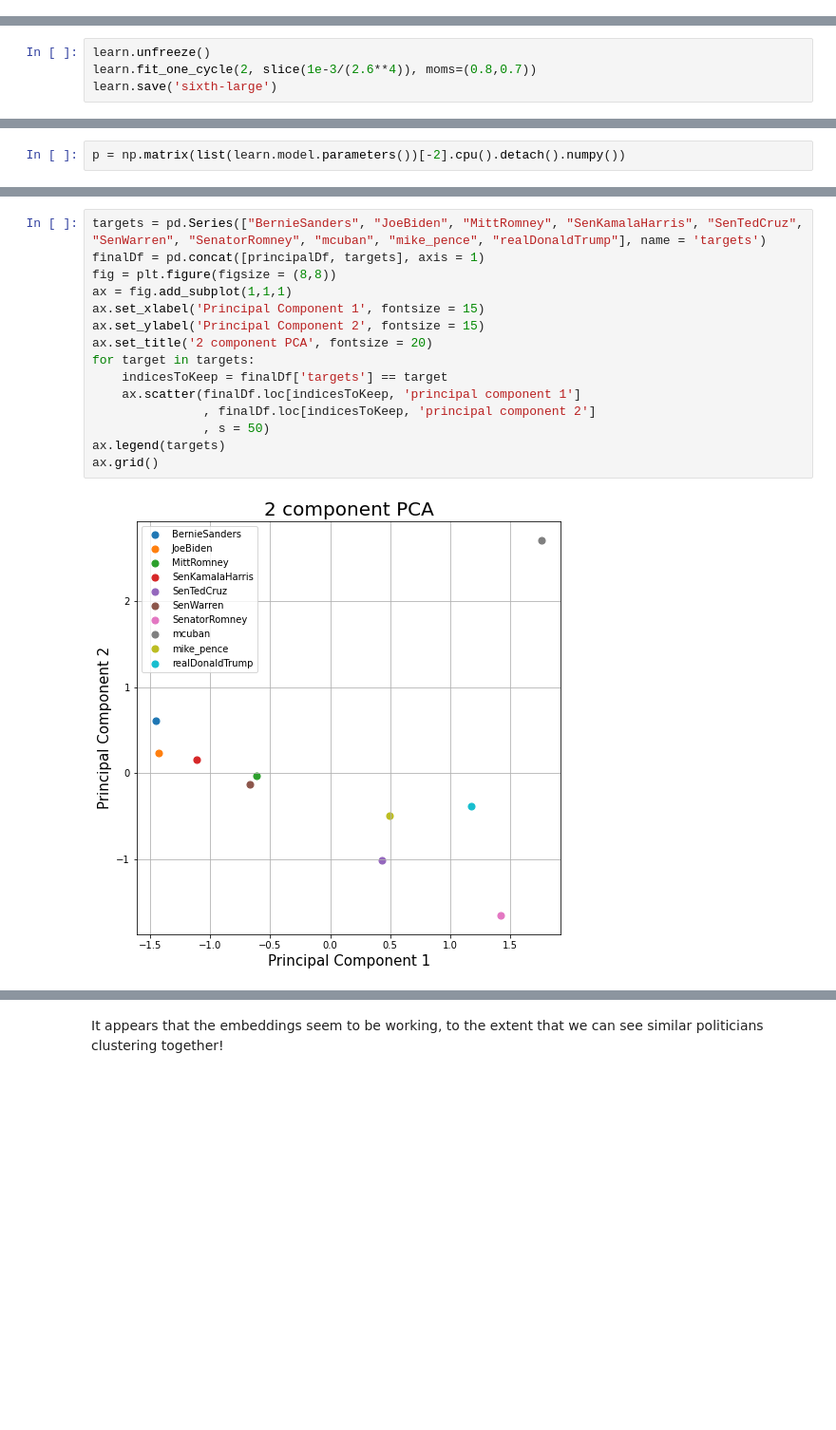
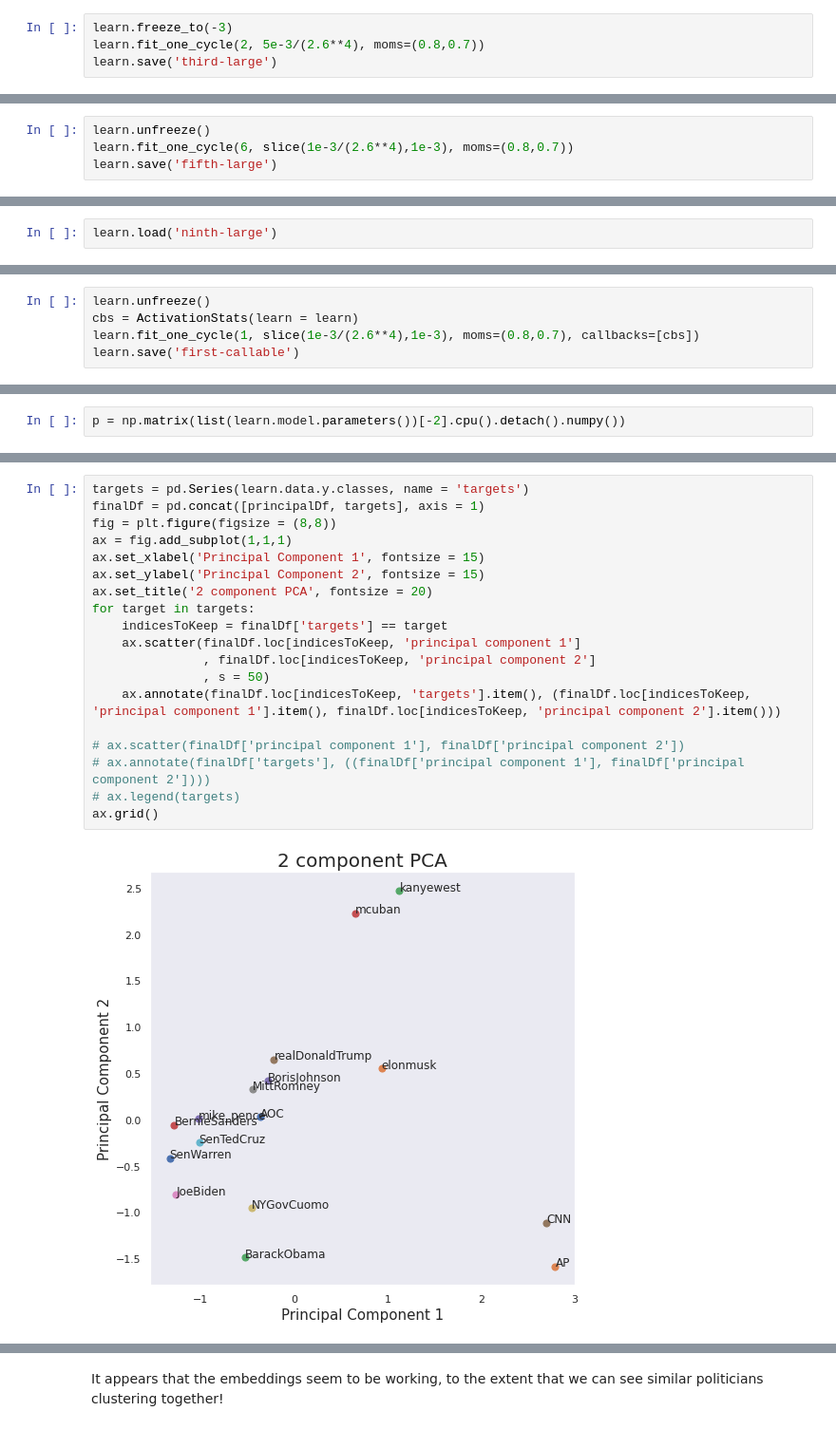
Before and after one commit to tg1482/rep2vec, a Jupyter notebook: Politician Embedding Extraction.ipynb, the cells around one changed output, grey strips where cells are left out. Shown: that part at 95% size. Cells and saved outputs as stored; diff of their text form; blank space fills up the shorter version.

```diff
--- a/Politician Embedding Extraction.ipynb
+++ b/Politician Embedding Extraction.ipynb
@@ -462,0 +441,4 @@ LR Finder is complete, type {learner_name}.recorder.plot() to see the graph.
+# %%
+learn.freeze_to(-3)
+learn.fit_one_cycle(2, 5e-3/(2.6**4), moms=(0.8,0.7))
+learn.save('third-large')
@@ -463,5 +449,5 @@ LR Finder is complete, type {learner_name}.recorder.plot() to see the graph.
 # %%
 learn.unfreeze()
-learn.fit_one_cycle(2, slice(1e-3/(2.6**4)), moms=(0.8,0.7))
-learn.save('sixth-large')
+learn.fit_one_cycle(6, slice(1e-3/(2.6**4),1e-3), moms=(0.8,0.7))
+learn.save('fifth-large')
 # %% [output]
@@ -480,0 +515,2 @@ LR Finder is complete, type {learner_name}.recorder.plot() to see the graph.
+# %%
+learn.load('ninth-large')
@@ -480,0 +702,5 @@ LR Finder is complete, type {learner_name}.recorder.plot() to see the graph.
+# %%
+learn.unfreeze()
+cbs = ActivationStats(learn = learn)
+learn.fit_one_cycle(1, slice(1e-3/(2.6**4),1e-3), moms=(0.8,0.7), callbacks=[cbs])
+learn.save('first-callable')
@@ -539,17 +825,21 @@ principalDf = pd.DataFrame(data = principalComponents
 # %%
-targets = pd.Series(["BernieSanders", "JoeBiden", "MittRomney", "SenKamalaHarris", "SenTedCruz", "SenWarren", "SenatorRomney", "mcuban", "mike_pence", "realDonaldTrump"], name = 'targets')
+targets = pd.Series(learn.data.y.classes, name = 'targets')
 finalDf = pd.concat([principalDf, targets], axis = 1)
 fig = plt.figure(figsize = (8,8))
 ax = fig.add_subplot(1,1,1)
 ax.set_xlabel('Principal Component 1', fontsize = 15)
 ax.set_ylabel('Principal Component 2', fontsize = 15)
 ax.set_title('2 component PCA', fontsize = 20)
 for target in targets:
     indicesToKeep = finalDf['targets'] == target
     ax.scatter(finalDf.loc[indicesToKeep, 'principal component 1']
                , finalDf.loc[indicesToKeep, 'principal component 2']
                , s = 50)
-ax.legend(targets)
+    ax.annotate(finalDf.loc[indicesToKeep, 'targets'].item(), (finalDf.loc[indicesToKeep, 'principal component 1'].item(), finalDf.loc[indicesToKeep, 'principal component 2'].item()))
+
+# ax.scatter(finalDf['principal component 1'], finalDf['principal component 2'])
+# ax.annotate(finalDf['targets'], ((finalDf['principal component 1'], finalDf['principal component 2'])))
+# ax.legend(targets)
 ax.grid()
 # %% [output]
-[figure, old version]
+[figure, new version]
```
Also changed, not shown: parts of 78 cells of this notebook, 41 other files.
